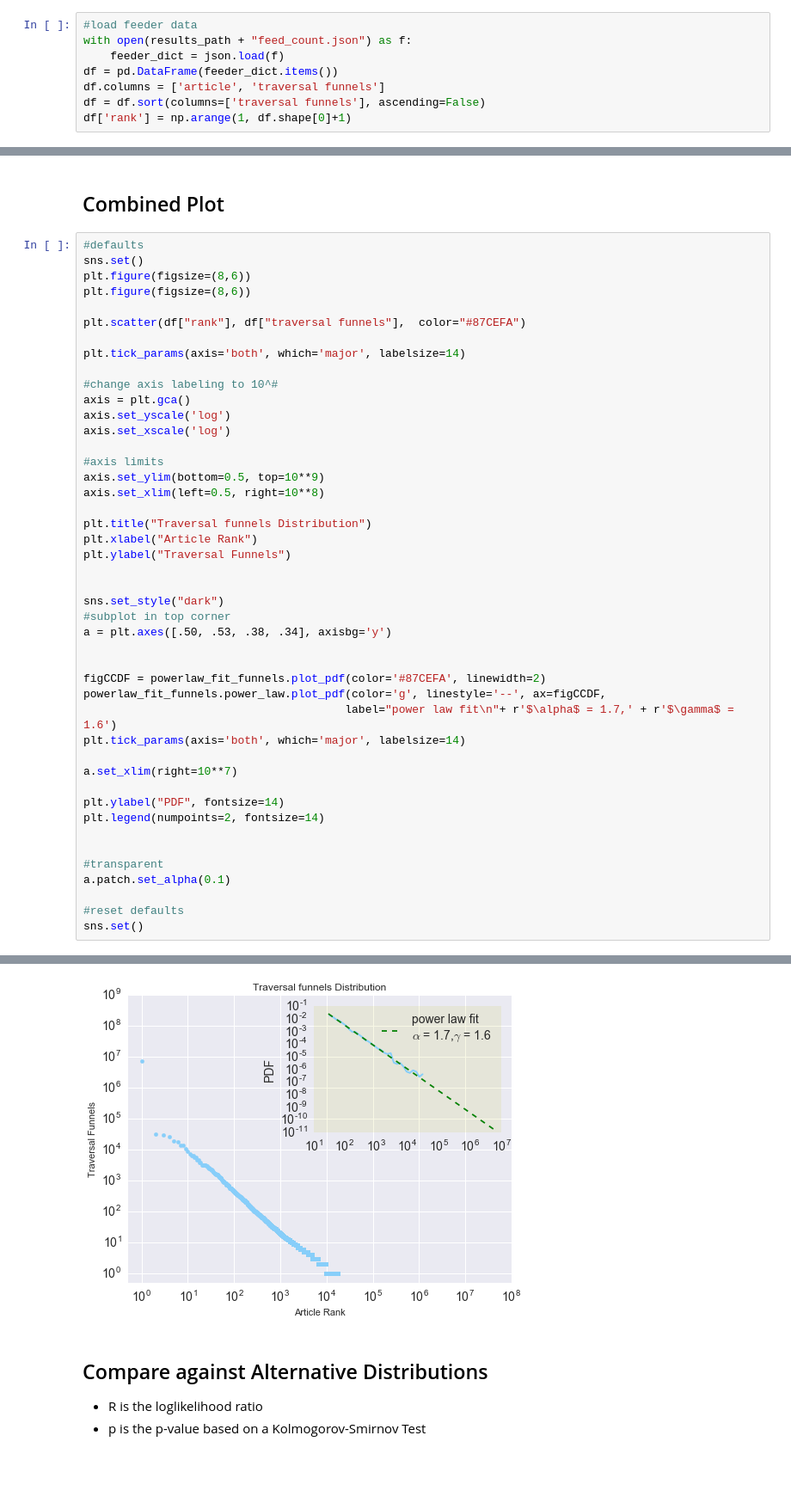
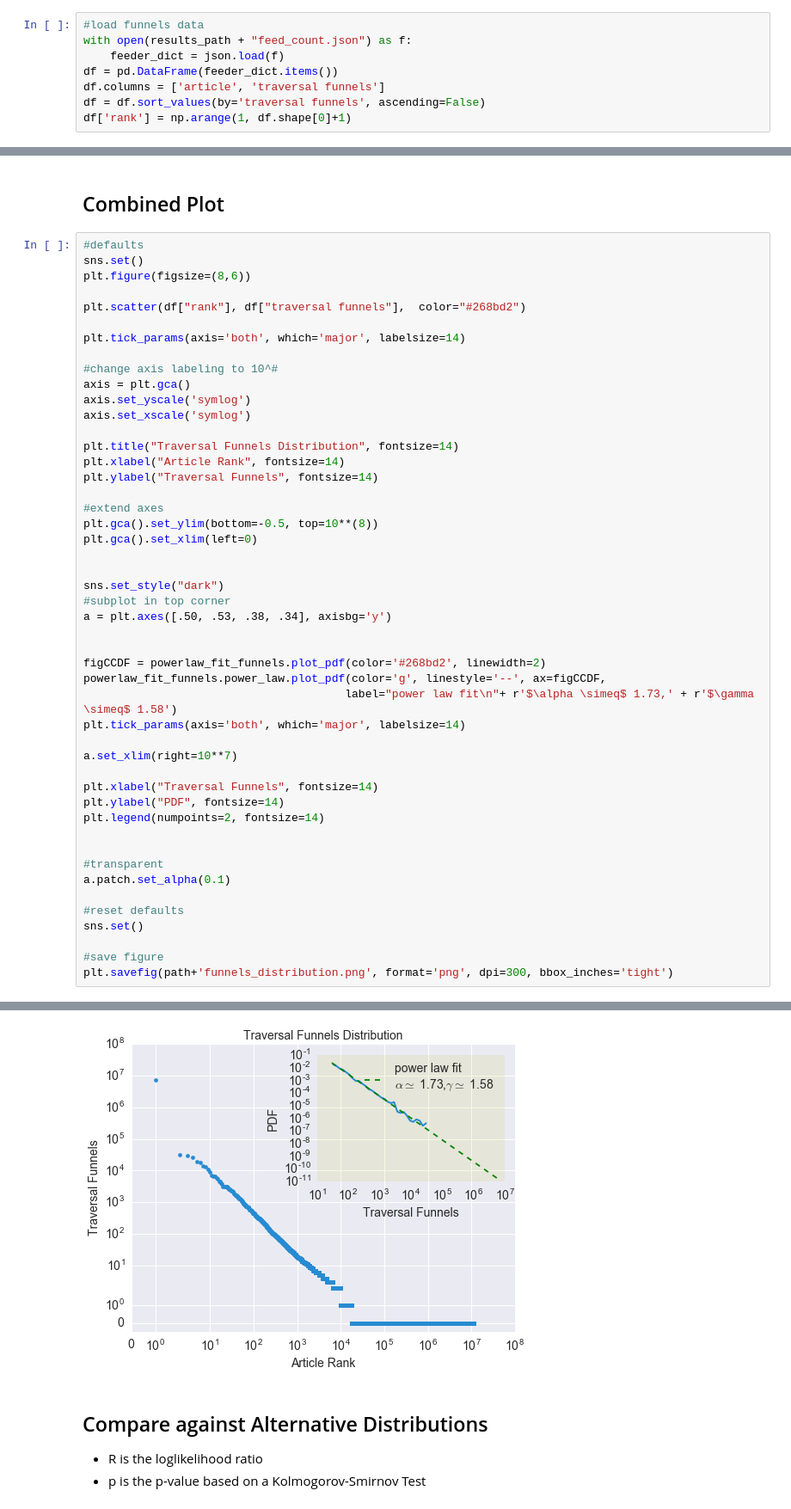
Before and after one commit to marksibrahim/wikipedia_network, a Jupyter notebook: results/power_law_funnels.ipynb, the cells around one changed output, grey strips where cells are left out. Shown: that part at 86% size. Saved outputs shown, nothing was run; the diff lists cells and outputs as text; blank space fills up the shorter version.

```diff
--- a/results/power_law_funnels.ipynb
+++ b/results/power_law_funnels.ipynb
@@ -16,12 +16,12 @@ import seaborn as sns
 path = "/Users/mark/Dropbox/Math/Complex_Systems/research/wikipedia-network/paper/writeup/graphics/"
 results_path = "/Users/mark/Desktop/wiki_v4/"
 # %%
-#load feeder data
+#load funnels data
 with open(results_path + "feed_count.json") as f:
     feeder_dict = json.load(f)
 df = pd.DataFrame(feeder_dict.items())
 df.columns = ['article', 'traversal funnels']
-df = df.sort(columns=['traversal funnels'], ascending=False)
+df = df.sort_values(by='traversal funnels', ascending=False)
 df['rank'] = np.arange(1, df.shape[0]+1)
 # %% [markdown]
 ## Estimate Fit
@@ -86,24 +95,23 @@ plt.legend(numpoints=2)
 #defaults
 sns.set()
 plt.figure(figsize=(8,6))
-plt.figure(figsize=(8,6))
 
-plt.scatter(df["rank"], df["traversal funnels"],  color="#87CEFA")
+plt.scatter(df["rank"], df["traversal funnels"],  color="#268bd2")
 
 plt.tick_params(axis='both', which='major', labelsize=14)
 
 #change axis labeling to 10^#
 axis = plt.gca()
-axis.set_yscale('log')
-axis.set_xscale('log')
+axis.set_yscale('symlog')
+axis.set_xscale('symlog')
 
-#axis limits
-axis.set_ylim(bottom=0.5, top=10**9)
-axis.set_xlim(left=0.5, right=10**8)
+plt.title("Traversal Funnels Distribution", fontsize=14)
+plt.xlabel("Article Rank", fontsize=14)
+plt.ylabel("Traversal Funnels", fontsize=14)
 
-plt.title("Traversal funnels Distribution")
-plt.xlabel("Article Rank")
-plt.ylabel("Traversal Funnels")
+#extend axes
+plt.gca().set_ylim(bottom=-0.5, top=10**(8))
+plt.gca().set_xlim(left=0)
 
 
 sns.set_style("dark")
@@ -111,13 +119,14 @@ sns.set_style("dark")
 a = plt.axes([.50, .53, .38, .34], axisbg='y')
 
 
-figCCDF = powerlaw_fit_funnels.plot_pdf(color='#87CEFA', linewidth=2)
+figCCDF = powerlaw_fit_funnels.plot_pdf(color='#268bd2', linewidth=2)
 powerlaw_fit_funnels.power_law.plot_pdf(color='g', linestyle='--', ax=figCCDF,
-                                       label="power law fit\n"+ r'$\alpha$ = 1.7,' + r'$\gamma$ = 1.6')
+                                       label="power law fit\n"+ r'$\alpha \simeq$ 1.73,' + r'$\gamma \simeq$ 1.58')
 plt.tick_params(axis='both', which='major', labelsize=14)
 
 a.set_xlim(right=10**7)
 
+plt.xlabel("Traversal Funnels", fontsize=14)
 plt.ylabel("PDF", fontsize=14)
 plt.legend(numpoints=2, fontsize=14)
 
@@ -127,4 +136,7 @@ a.patch.set_alpha(0.1)
 
 #reset defaults
 sns.set()
+
+#save figure
+plt.savefig(path+'funnels_distribution.png', format='png', dpi=300, bbox_inches='tight')
 # %% [output]
@@ -132,4 +143,4 @@ sns.set()
-[figure, old version]
+[figure, new version]
 # %% [markdown]
 ## Compare against Alternative Distributions
 
```
Also changed, not shown: parts of 8 cells of this notebook, 22 other files.
